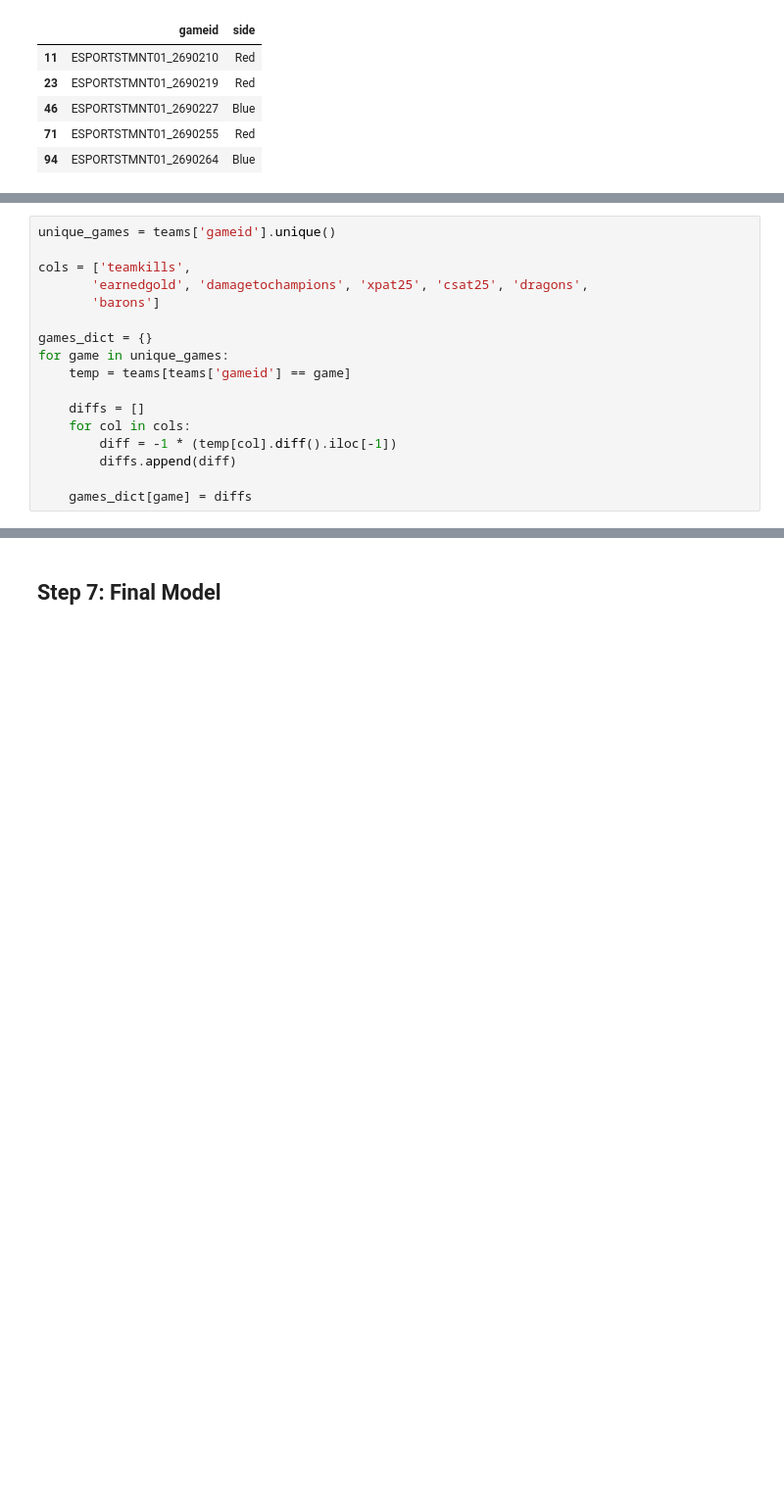
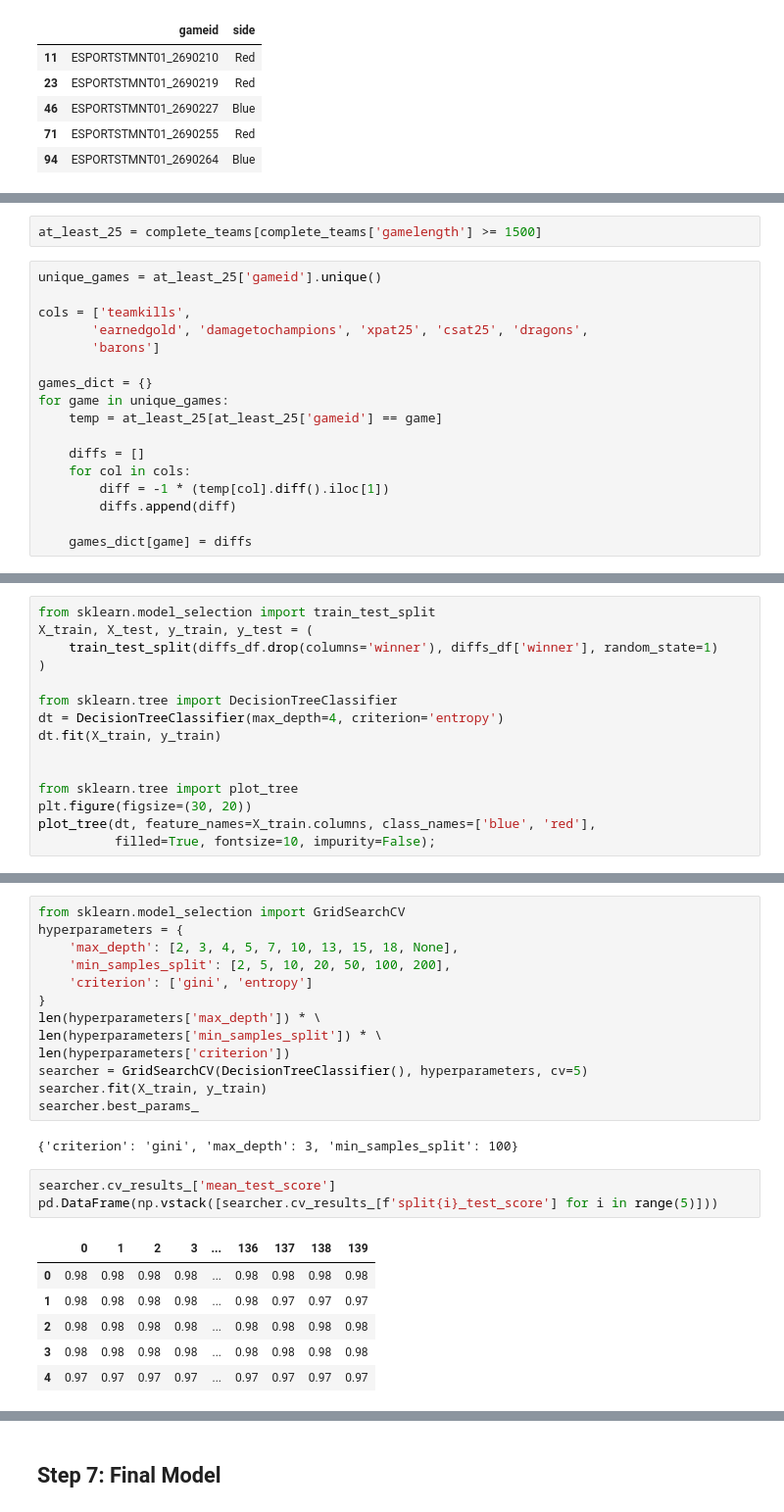
Before and after one commit to spattapu1/LoL-Statistical-Analysis, a Jupyter notebook: finalproject.ipynb, the cells around one changed output, grey strips where cells are left out. Shown at 98% size. Cells and saved outputs as stored; diff of their text form; blank space fills up the shorter version.

```diff
--- a/finalproject.ipynb
+++ b/finalproject.ipynb
@@ -220,5 +220,7 @@ winners.head()
+# %%
+at_least_25 = complete_teams[complete_teams['gamelength'] >= 1500]
 # %%
-unique_games = teams['gameid'].unique()
+unique_games = at_least_25['gameid'].unique()
 
 cols = ['teamkills',
        'earnedgold', 'damagetochampions', 'xpat25', 'csat25', 'dragons',
@@ -226,11 +228,11 @@ cols = ['teamkills',
 
 games_dict = {}
 for game in unique_games:
-    temp = teams[teams['gameid'] == game]
+    temp = at_least_25[at_least_25['gameid'] == game]
 
     diffs = []
     for col in cols:
-        diff = -1 * (temp[col].diff().iloc[-1])
+        diff = -1 * (temp[col].diff().iloc[1])
         diffs.append(diff)
 
     games_dict[game] = diffs
@@ -254,0 +257,15 @@ diffs_df
+# %%
+from sklearn.model_selection import train_test_split
+X_train, X_test, y_train, y_test = (
+    train_test_split(diffs_df.drop(columns='winner'), diffs_df['winner'], random_state=1)
+)
+
+from sklearn.tree import DecisionTreeClassifier
+dt = DecisionTreeClassifier(max_depth=4, criterion='entropy')
+dt.fit(X_train, y_train)
+
+
+from sklearn.tree import plot_tree
+plt.figure(figsize=(30, 20))
+plot_tree(dt, feature_names=X_train.columns, class_names=['blue', 'red'],
+          filled=True, fontsize=10, impurity=False);
@@ -254,0 +284,25 @@ diffs_df
+# %%
+from sklearn.model_selection import GridSearchCV
+hyperparameters = {
+    'max_depth': [2, 3, 4, 5, 7, 10, 13, 15, 18, None],
+    'min_samples_split': [2, 5, 10, 20, 50, 100, 200],
+    'criterion': ['gini', 'entropy']
+}
+len(hyperparameters['max_depth']) * \
+len(hyperparameters['min_samples_split']) * \
+len(hyperparameters['criterion'])
+searcher = GridSearchCV(DecisionTreeClassifier(), hyperparameters, cv=5)
+searcher.fit(X_train, y_train)
+searcher.best_params_
+# %% [output]
+{'criterion': 'gini', 'max_depth': 3, 'min_samples_split': 100}
+# %%
+searcher.cv_results_['mean_test_score']
+pd.DataFrame(np.vstack([searcher.cv_results_[f'split{i}_test_score'] for i in range(5)]))
+# %% [output]
+|  | 0 | 1 | 2 | 3 | ... | 136 | 137 | 138 | 139 |
+| 0 | 0.98 | 0.98 | 0.98 | 0.98 | ... | 0.98 | 0.98 | 0.98 | 0.98 |
+| 1 | 0.98 | 0.98 | 0.98 | 0.98 | ... | 0.98 | 0.97 | 0.97 | 0.97 |
+| 2 | 0.98 | 0.98 | 0.98 | 0.98 | ... | 0.98 | 0.98 | 0.98 | 0.98 |
+| 3 | 0.98 | 0.98 | 0.98 | 0.98 | ... | 0.98 | 0.98 | 0.98 | 0.98 |
+| 4 | 0.97 | 0.97 | 0.97 | 0.97 | ... | 0.97 | 0.97 | 0.97 | 0.97 |
```
Also changed, not shown: parts of 22 cells of this notebook.
